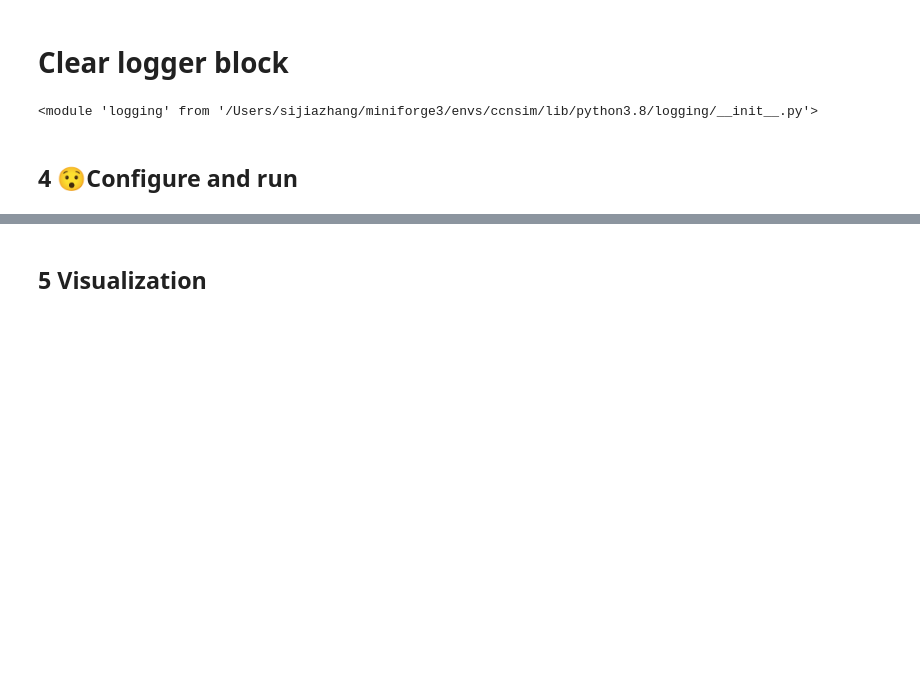
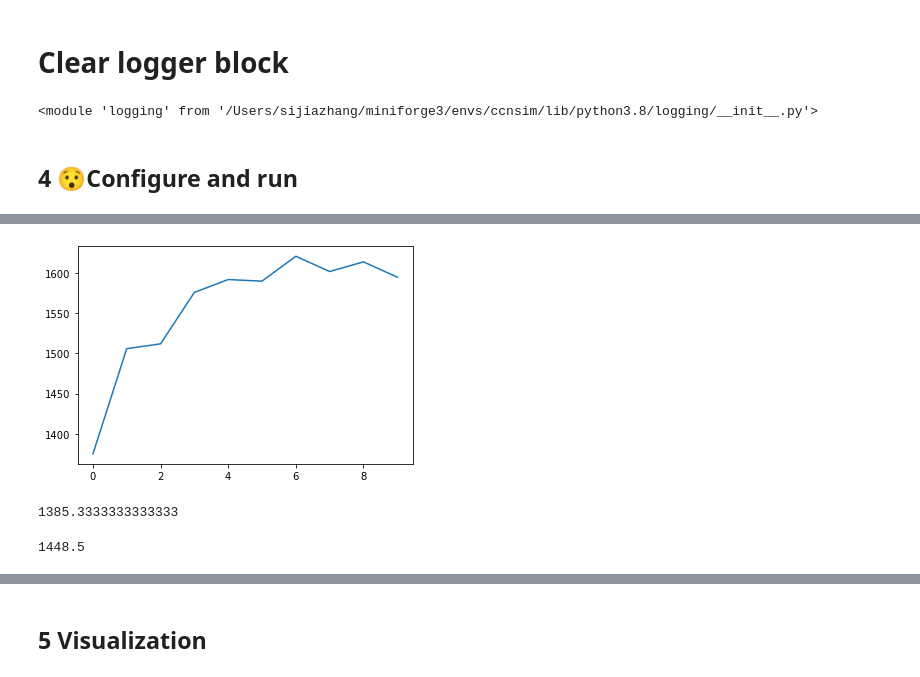
Before and after one commit to sijiahi/ccnsim_AS, a Jupyter notebook: socialccnsim.ipynb, the cells around one changed output, grey strips where cells are left out. Saved outputs shown, nothing was run; the diff lists cells and outputs as text; code cells hidden in the pictures; blank space fills up the shorter version.

```diff
--- a/socialccnsim.ipynb
+++ b/socialccnsim.ipynb
@@ -746,3 +888,19 @@ total seq num:  18000
+# %%
+import matplotlib.pyplot as plt
+plt.plot(result)
+result = result[4:]
+# %% [output]
+[figure, added]
+# %%
+result_16 = result
+print(mean(result))
+# %% [output]
+1385.3333333333333
+# %%
+result_20 = [1180, 1229, 1409, 1443, 1424, 1497, 1430]
+print(mean(result_20[3:]))
+# %% [output]
+1448.5
 # %%
 offset = [0,2,4,6,8,10,12,14,16,18,20]
 contents = ["/content/%s"%str(i) for i in range(1000)]
```
Also changed, not shown: parts of 33 cells of this notebook, 7 other files.
